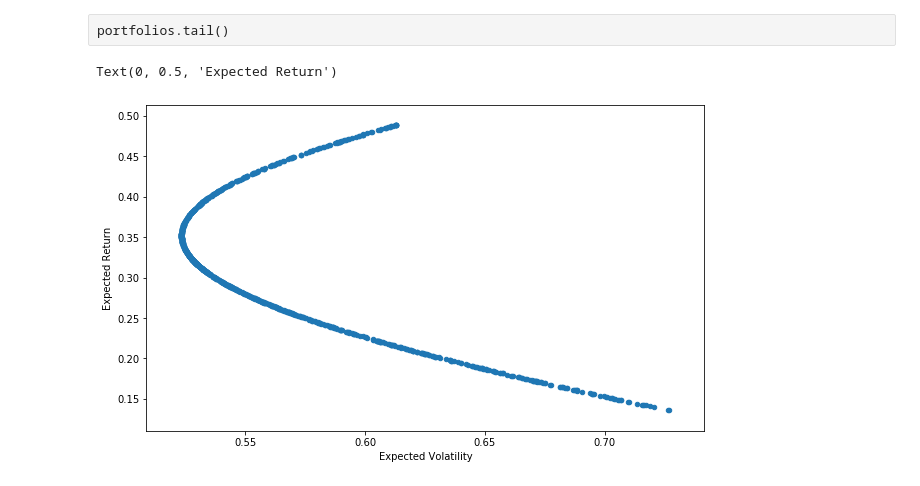
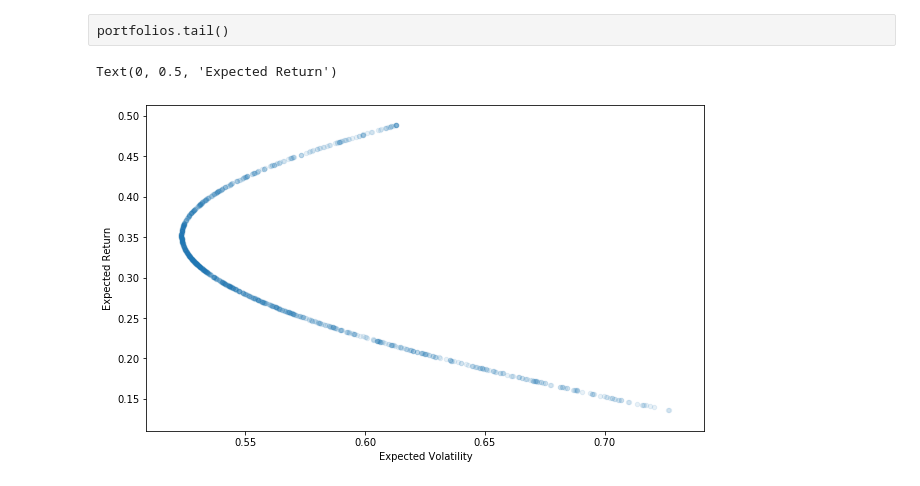
Before and after one commit to ItamarRocha/StockMarketPy, a Jupyter notebook: finances_study/code5_portifolio_optimization.ipynb, the cells around one changed output. Saved outputs shown, nothing was run; the diff lists cells and outputs as text; code cells hidden in the pictures.

```diff
--- a/finances_study/code5_portifolio_optimization.ipynb
+++ b/finances_study/code5_portifolio_optimization.ipynb
@@ -148,9 +148,9 @@ portfolios.head()
 # %% [raw]
 portfolios.tail()
 # %%
-portfolios.plot(x='Volatility', y='Return', kind='scatter', figsize=(10, 6));
+portfolios.plot(x='Volatility', y='Return', kind='scatter', figsize=(10, 6),alpha = 0.1);
 plt.xlabel('Expected Volatility')
 plt.ylabel('Expected Return')
 # %% [output]
 Text(0, 0.5, 'Expected Return')
-[figure, old version]
+[figure, new version]
```
